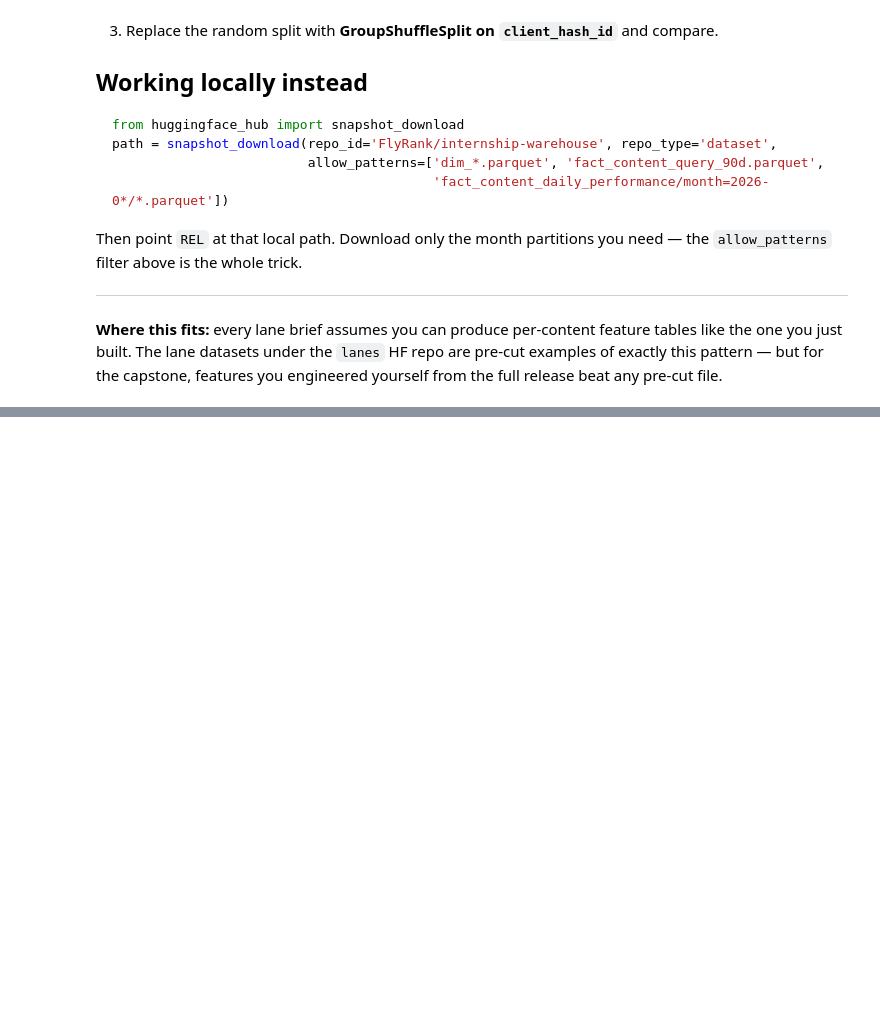
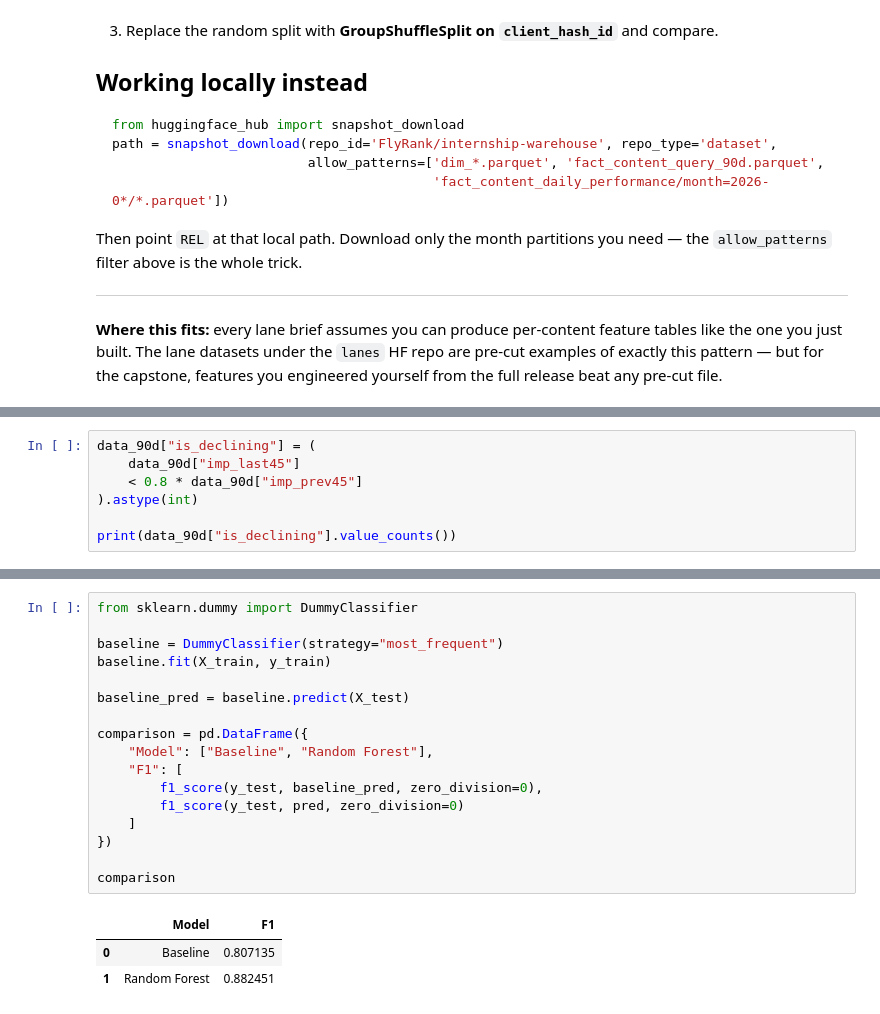
Before and after one commit to pankaj1281/flyrank_ml_internship, a Jupyter notebook: notebooks/03_working_with_the_full_release.ipynb, the cells around one changed output, grey strips where cells are left out. Drawn from its saved outputs; the diff is of its cells as text; blank space fills up the shorter version.

```diff
--- a/notebooks/03_working_with_the_full_release.ipynb
+++ b/notebooks/03_working_with_the_full_release.ipynb
@@ -183,0 +340,7 @@ release beat any pre-cut file.
+# %%
+data_90d["is_declining"] = (
+    data_90d["imp_last45"]
+    < 0.8 * data_90d["imp_prev45"]
+).astype(int)
+
+print(data_90d["is_declining"].value_counts())
@@ -183,0 +460,21 @@ release beat any pre-cut file.
+# %%
+from sklearn.dummy import DummyClassifier
+
+baseline = DummyClassifier(strategy="most_frequent")
+baseline.fit(X_train, y_train)
+
+baseline_pred = baseline.predict(X_test)
+
+comparison = pd.DataFrame({
+    "Model": ["Baseline", "Random Forest"],
+    "F1": [
+        f1_score(y_test, baseline_pred, zero_division=0),
+        f1_score(y_test, pred, zero_division=0)
+    ]
+})
+
+comparison
+# %% [output]
+|  | Model | F1 |
+| 0 | Baseline | 0.807135 |
+| 1 | Random Forest | 0.882451 |
```
Also changed, not shown: parts of 15 cells of this notebook.
